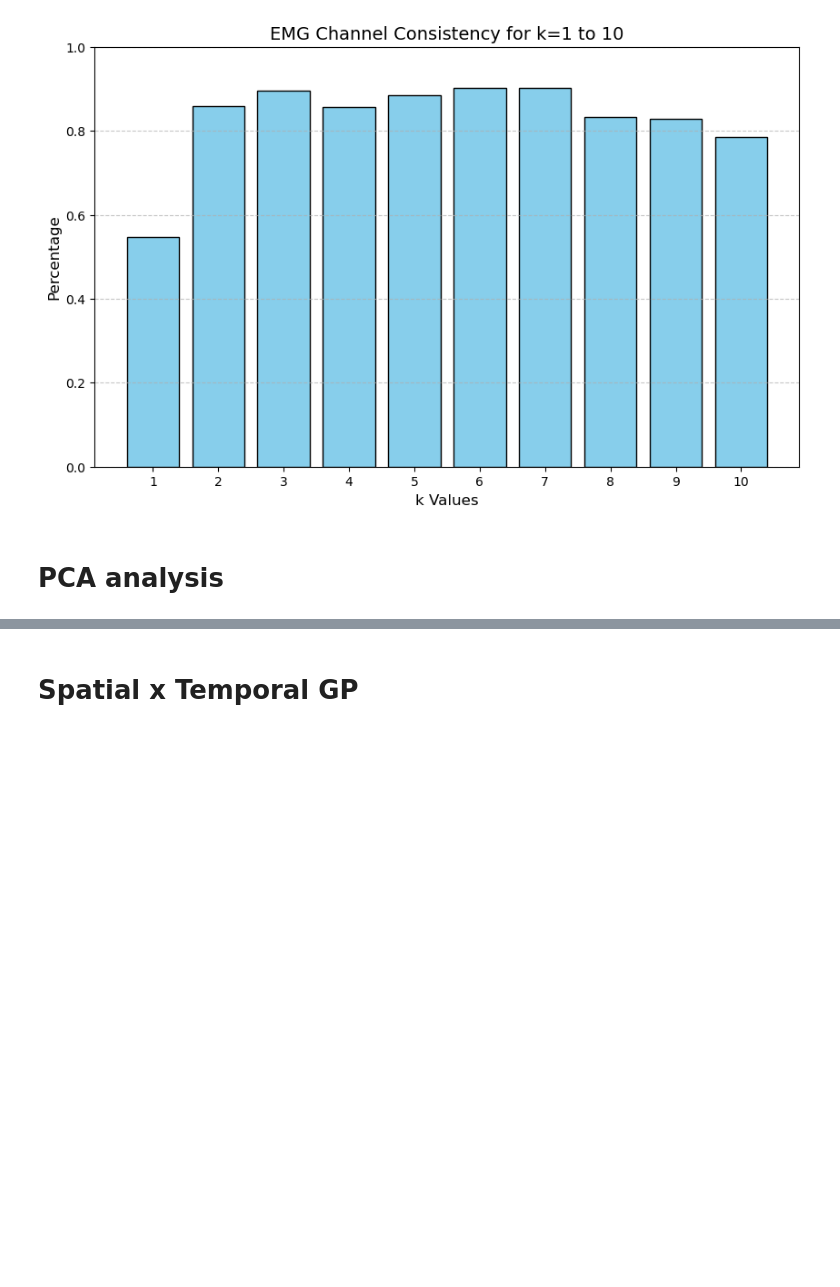
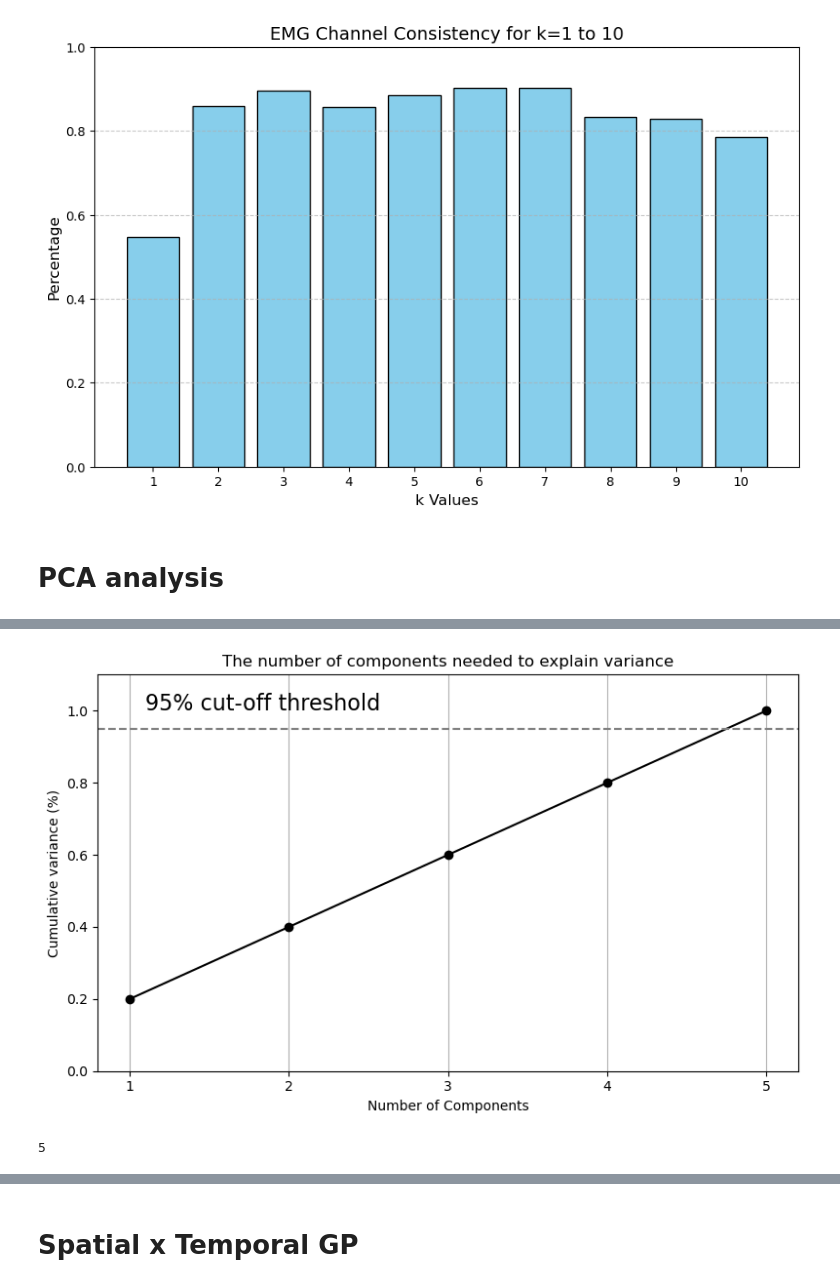
Before and after one commit to mauri9rivera/work, a Jupyter notebook: src/dev/neurostim.ipynb, the cells around one changed output, grey strips where cells are left out. Saved outputs shown, nothing was run; the diff lists cells and outputs as text; code cells hidden in the pictures; blank space fills up the shorter version.

```diff
--- a/src/dev/neurostim.ipynb
+++ b/src/dev/neurostim.ipynb
@@ -539,0 +716,33 @@ NameError: name 'c' is not defined
+# %%
+scaler = StandardScaler()
+data_rescaled = scaler.fit_transform(X)
+
+pca = PCA().fit(data_rescaled)
+
+plt.rcParams["figure.figsize"] = (8,5)
+
+fig, ax = plt.subplots()
+xi = np.arange(1, 6, step=1)
+y = np.cumsum(pca.explained_variance_ratio_)
+
+plt.ylim(0.0,1.1)
+plt.plot(xi, y, marker='o', linestyle='-', color='black')
+
+plt.xlabel('Number of Components')
+plt.xticks(np.arange(1, 6, step=1))
+plt.ylabel('Cumulative variance (%)')
+plt.title('The number of components needed to explain variance')
+
+plt.axhline(y=0.95, color='grey', linestyle='--')
+plt.text(1.1, 1, '95% cut-off threshold', color = 'black', fontsize=16)
+
+ax.grid(axis='x')
+plt.tight_layout()
+plt.show()
+# %% [output]
+[figure, added]
+# %%
+n_components = np.argmax(explained_var >= 0.95) + 1
+n_components
+# %% [output]
+5
```
Also changed, not shown: parts of 28 cells of this notebook, 1 other file.
